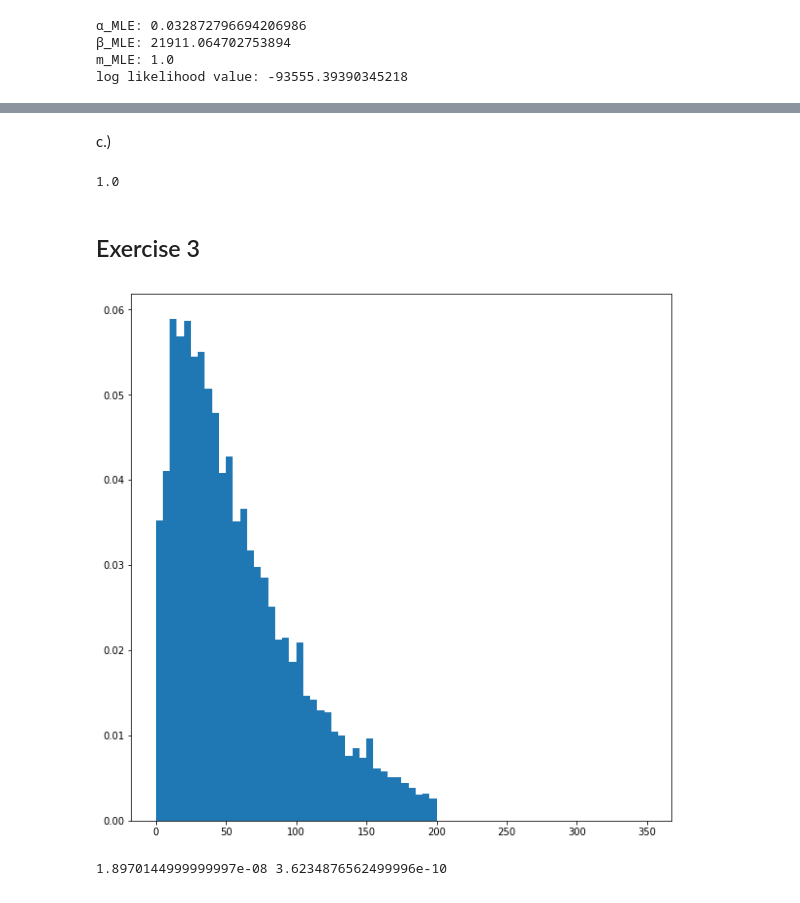
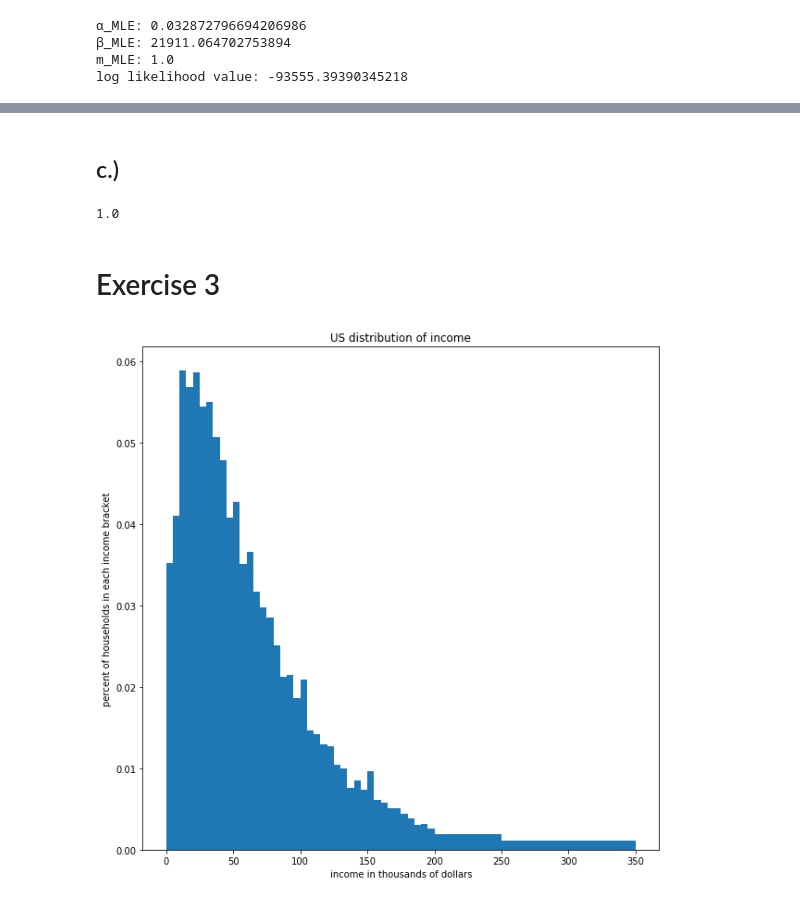
Before and after one commit to kendrarobbins/BootCamp2018, a Jupyter notebook: ProbSets/Econ/Econ PS5/Econ PS5.ipynb, the cells around one changed output, grey strips where cells are left out. Drawn from its saved outputs; the diff is of its cells as text; code cells hidden in the pictures.

```diff
--- a/ProbSets/Econ/Econ PS5/Econ PS5.ipynb
+++ b/ProbSets/Econ/Econ PS5/Econ PS5.ipynb
@@ -367,5 +384,5 @@ VCV(MLE) =
-# %% [markdown]
-c.)
+# %% [markdown]
+## c.)
 # %%
 zt_1 = 10 #z_t-1
 kt=7500000
@@ -379,24 +396,25 @@ prob
 # %% [output]
 1.0
 # %% [markdown]
-## Exercise 3
+# Exercise 3
 # %%
 inc = pd.read_table('usincmoms.txt',header=None,names=['p','m'])
 #'p' is the percent of households in that bracket
 #'m' is the midpoint of that income bracket
 # %%
 m_in_dollars = inc['m']/1000
-wts = inc['p']
-#wts[41]=wts[41]/20
-#wts[40] =wts[40]/10
+wts = inc['p'].copy()
+wts[41]=wts[41]/20
+wts[40] =wts[40]/10
+
 bins = np.append(np.linspace(0,200,41),[250,350])
+
 plt.figure(figsize=(10, 10))
 a,b,c=plt.hist(m_in_dollars, weights=wts, bins=bins)
+plt.xlabel("income in thousands of dollars")
+plt.ylabel("percent of households in each income bracket")
+plt.title("US distribution of income")
 
 plt.show()
 # %% [output]
-[figure, old version]
+[figure, new version]
-# %%
-print(wts[40],wts[41])
-# %% [output]
-1.8970144999999997e-08 3.6234876562499996e-10
```
Also changed, not shown: parts of 49 cells of this notebook, 1 other file.
